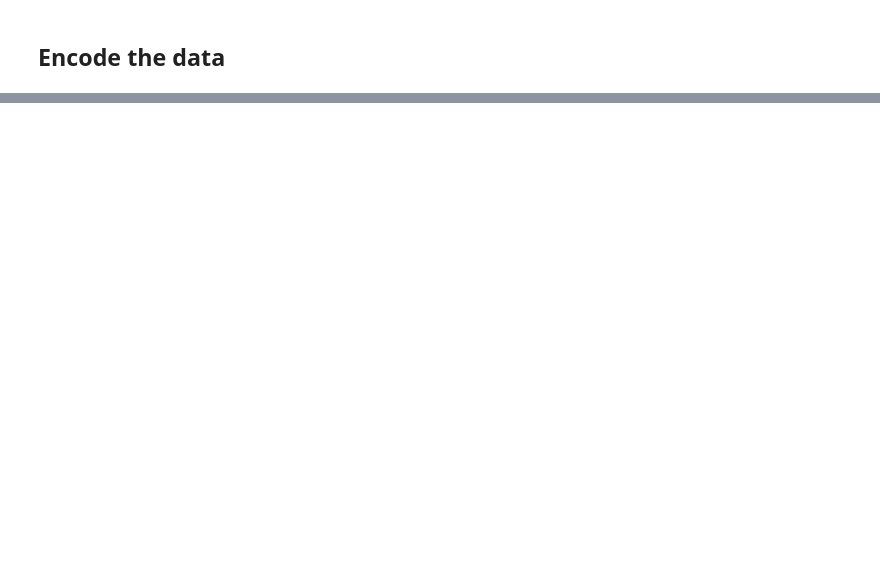
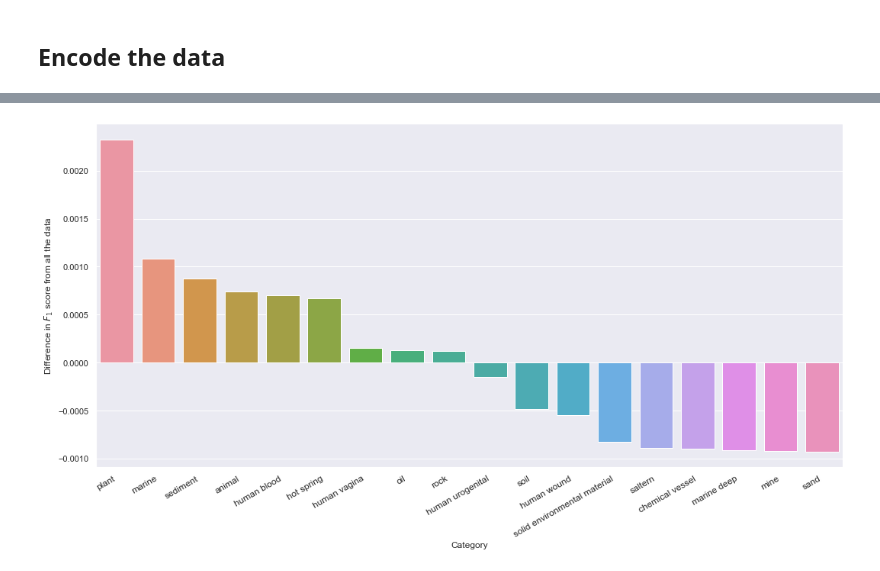
Before and after one commit to linsalrob/PhispyAnalysis, a Jupyter notebook: DataAnalysis/CountryLOO.ipynb, the cells around one changed output, grey strips where cells are left out. Drawn from its saved outputs; the diff is of its cells as text; code cells hidden in the pictures; blank space fills up the shorter version.

```diff
--- a/DataAnalysis/CountryLOO.ipynb
+++ b/DataAnalysis/CountryLOO.ipynb
@@ -202,0 +358,20 @@ if false:
+# %%
+catgo = pd.read_csv('../data/Category_importance.tsv', delimiter="\t")
+catgo = catgo[catgo['Category'].notnull()]
+# %%
+icc = pd.DataFrame(pd.unique(phagemeta['Category'])).set_index(0)
+icc['mean_phages'] = phagemeta.groupby('Category').mean()['Kept']
+icc['median_phages'] = phagemeta.groupby('Category').median()['Kept']
+icc['sum_phages'] = phagemeta.groupby('Category').sum()['Kept']
+icc['std_phages'] = phagemeta.groupby('Category').std()['Kept']
+icc['count_phages'] = phagemeta.groupby('Category').count()['Kept']
+
+icc['min_phages'] = phagemeta.groupby('Category').agg(['min'])['Kept']
+icc['max_phages'] = phagemeta.groupby('Category').agg(['max'])['Kept']
+
+icc['mode_phages'] = phagemeta.groupby('Category').agg(lambda x: mode(x)[0])['Kept']
+icc['var_phages'] = phagemeta.groupby('Category').var()['Kept']
+
+icc = icc.reset_index().rename({0:'Category'}, axis=1)
+icc = icc[icc['Category'].notnull()]
+icc
@@ -202,0 +396,3 @@ if false:
+# %%
+iccatgo = pd.merge(catgo, icc, left_on='Category', right_on='Category', how='inner')
+iccatgo
@@ -202,0 +417,9 @@ if false:
+# %%
+sns.set(rc={'figure.figsize':(17.55,8.27)})
+iccatgotop = iccatgo[iccatgo['f1 delta'].abs() > 0.0001].sort_values(by='f1 delta', ascending=False)
+ax = sns.barplot(x='Category', y='f1 delta', data=iccatgotop)
+l = ax.set_xticklabels(ax.get_xticklabels(), rotation=30, horizontalalignment='right', fontsize=12)
+ax.set_ylabel("Difference in $F_1$ score from all the data")
+plt.show()
+# %% [output]
+[figure, added]
```
Also changed, not shown: parts of 22 cells of this notebook, 2 other files.
